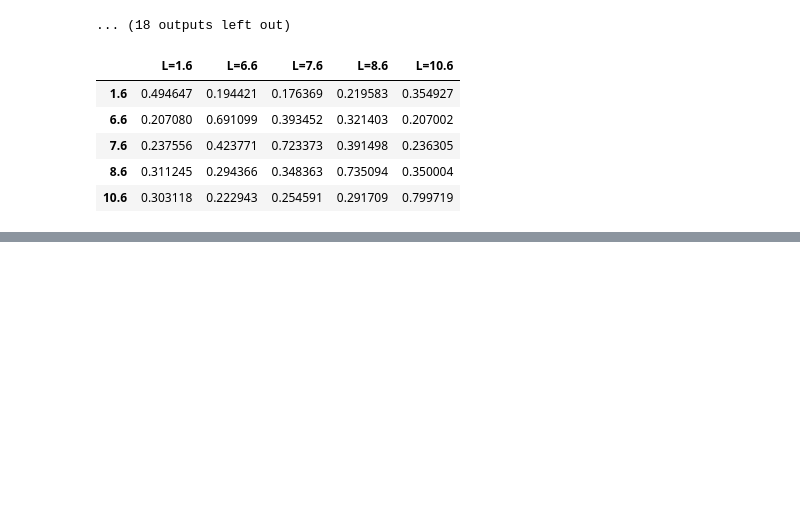
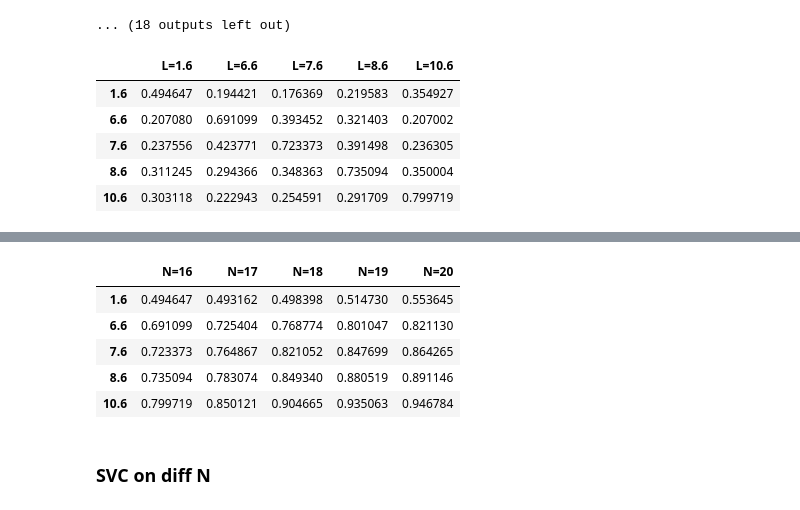
Before and after one commit to alexeyhorkin/ml_dl_with_topology_data, a Jupyter notebook: notebooks/eda/models_analysis.ipynb, the cells around one changed output, grey strips where cells are left out. Saved outputs shown, nothing was run; the diff lists cells and outputs as text; code cells hidden in the pictures; blank space fills up the shorter version.

Commit message:
calc on diff N and L cross test

```diff
--- a/notebooks/eda/models_analysis.ipynb
+++ b/notebooks/eda/models_analysis.ipynb
@@ -113,11 +113,11 @@ from utils import dl_models
 import pandas as pd
 import numpy as np
 # %%
-def create_dataset(l='1.6'):
+def create_dataset(l='1.6', feature_nums=16):
     utils.seed_all()
     data_path = p_join('..', '..', 'data_2')
     FOLDERS = [p_join(os.path.abspath(data_path), item) for item in os.listdir(data_path) if l in item]
-    X, Y = utils.create_dataset(FOLDERS)
+    X, Y = utils.create_dataset(FOLDERS, feature_nums=feature_nums)
     X = utils.normalize_data(X)
     return X, Y
 # %%
@@ -261,0 +263,31 @@ df
+# %%
+import pickle
+from sklearn.model_selection import train_test_split
+from sklearn.metrics import accuracy_score
+
+SAVING_FOLDER = 'SVC_on_diff_L'
+CONFIG = {'scoring': 'accuracy',
+          'cv': 3,\
+          'n_jobs': -1}
+
+if not os.path.exists(SAVING_FOLDER):
+    os.makedirs(SAVING_FOLDER)
+
+L = ['1.6', '6.6', '7.6', '8.6', '10.6']
+f_nums = [16, 17, 18, 19, 20]
+
+data = {l: [] for l in L}
+
+for l in L:
+    model = svm.SVC(C=1000, max_iter=-1)
+    for n in f_nums:
+        X, Y = create_dataset(l, n)
+        X_train, X_test, Y_train, Y_test = train_test_split(X, Y, test_size=0.2, random_state=42)
+        model.fit(X_train, Y_train)
+        print(f'Current L={l}')
+        acc = accuracy_score(Y_test, model.predict(X_test))
+        data[l].append(acc)
+        # save the model to disk
+        filename = p_join(SAVING_FOLDER, f'svc_model_{n}_feat_L_{l}.pkl')
+        with open(filename, 'wb') as f:
+            pickle.dump(model, f)
@@ -261,0 +319,13 @@ df
+# %%
+df = pd.DataFrame.from_dict(data, orient='index', columns=[f'N={n}' for n in f_nums])
+# %%
+df
+# %% [output]
+|  | N=16 | N=17 | N=18 | N=19 | N=20 |
+| 1.6 | 0.494647 | 0.493162 | 0.498398 | 0.514730 | 0.553645 |
+| 6.6 | 0.691099 | 0.725404 | 0.768774 | 0.801047 | 0.821130 |
+| 7.6 | 0.723373 | 0.764867 | 0.821052 | 0.847699 | 0.864265 |
+| 8.6 | 0.735094 | 0.783074 | 0.849340 | 0.880519 | 0.891146 |
+| 10.6 | 0.799719 | 0.850121 | 0.904665 | 0.935063 | 0.946784 |
+# %% [markdown]
+### SVC on diff N
```
Also changed, not shown: parts of 11 cells of this notebook.
